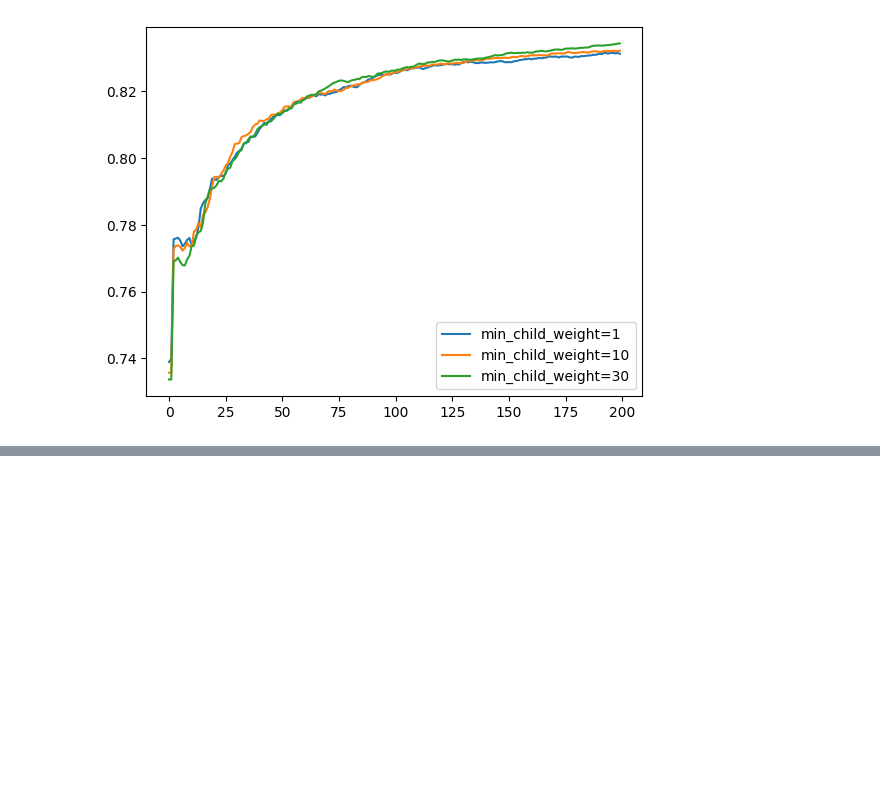
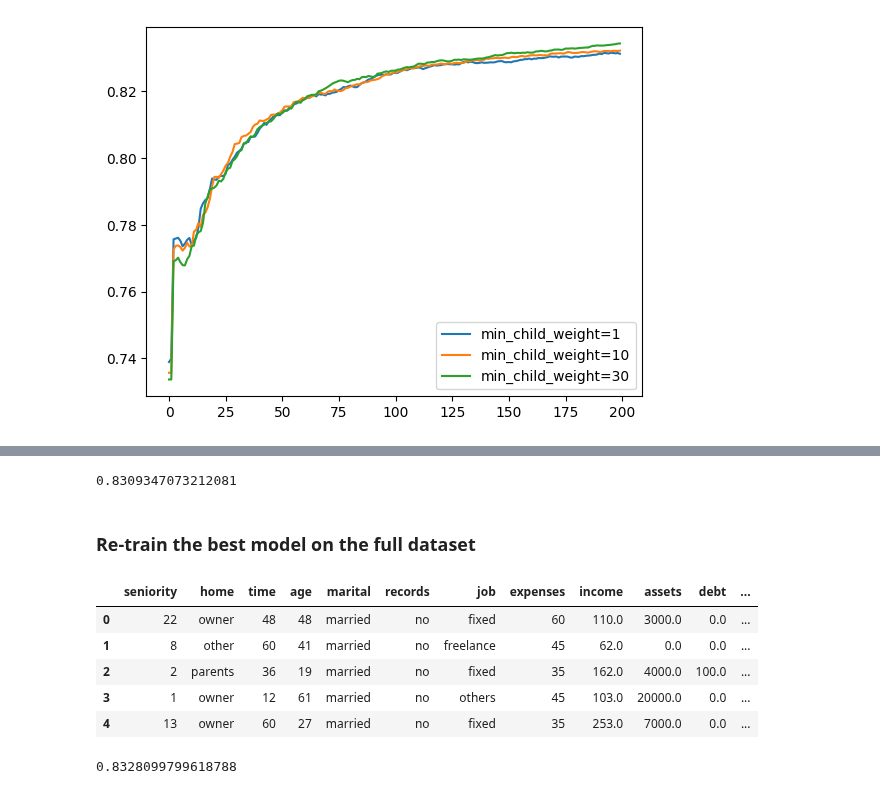
Before and after one commit to aaalexlit/machine-learning-zoomcamp-alex, a Jupyter notebook: 06-decision-trees/decision_trees.ipynb, the cells around one changed output, grey strips where cells are left out. Drawn from its saved outputs; the diff is of its cells as text; code cells hidden in the pictures; blank space fills up the shorter version.

```diff
--- a/06-decision-trees/decision_trees.ipynb
+++ b/06-decision-trees/decision_trees.ipynb
@@ -736,0 +777,10 @@ plt.legend()
+# %%
+y_pred = model.predict(dval)
+roc_auc_score(y_val, y_pred)
+# %% [output]
+0.8309347073212081
+# %% [markdown]
+### Re-train the best model on the full dataset
+# %%
+df_full_train = df_full_train.reset_index(drop=True)
+y_full_train = (df_full_train.status == 'default').astype(int).values
@@ -736,0 +789,9 @@ plt.legend()
+# %%
+df_full_train.head()
+# %% [output]
+|  | seniority | home | time | age | marital | records | job | expenses | income | assets | debt | ... |
+| 0 | 22 | owner | 48 | 48 | married | no | fixed | 60 | 110.0 | 3000.0 | 0.0 | ... |
+| 1 | 8 | other | 60 | 41 | married | no | freelance | 45 | 62.0 | 0.0 | 0.0 | ... |
+| 2 | 2 | parents | 36 | 19 | married | no | fixed | 35 | 162.0 | 4000.0 | 100.0 | ... |
+| 3 | 1 | owner | 12 | 61 | married | no | others | 45 | 103.0 | 20000.0 | 0.0 | ... |
+| 4 | 13 | owner | 60 | 27 | married | no | fixed | 35 | 253.0 | 7000.0 | 0.0 | ... |
@@ -736,0 +821,5 @@ plt.legend()
+# %%
+y_pred = model.predict(dtest)
+roc_auc_score(y_test, y_pred)
+# %% [output]
+0.8328099799618788
```
Also changed, not shown: parts of 11 cells of this notebook.
